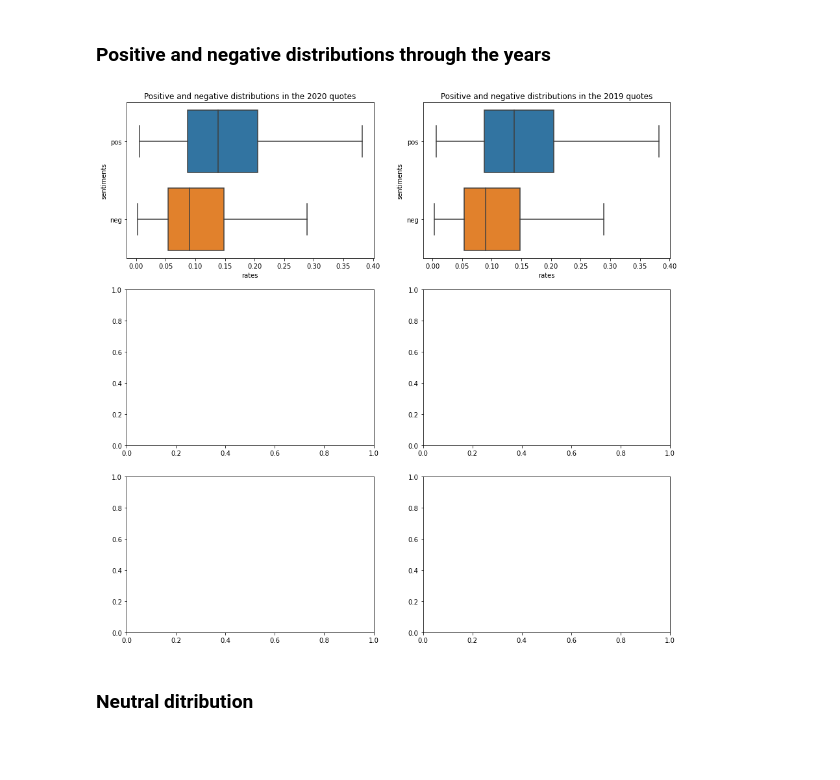
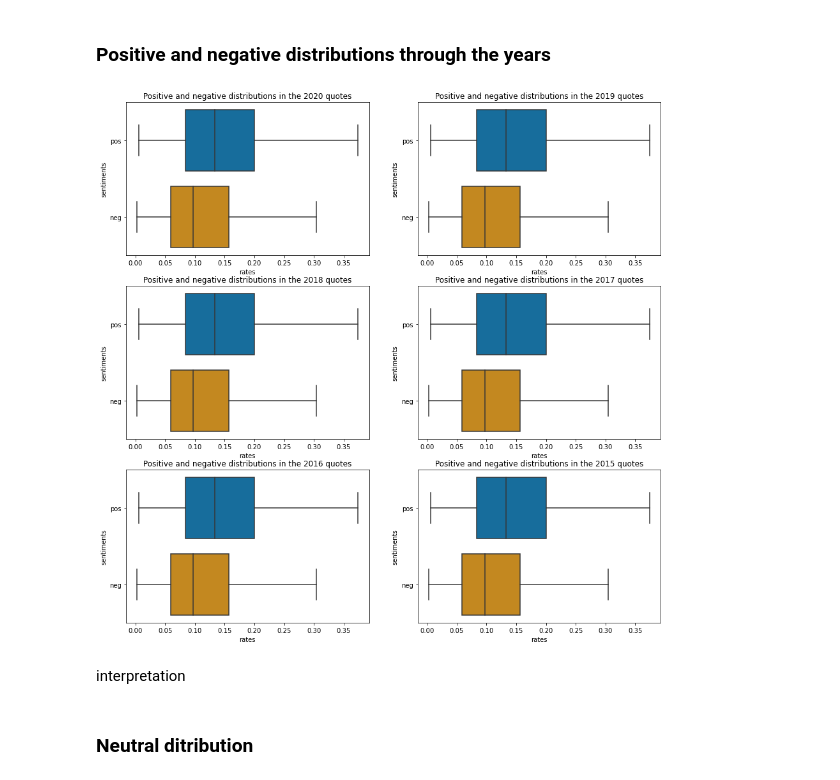
Before and after one commit to epfl-ada/ada-2021-project-avada-kedavra, a Jupyter notebook: visualization.ipynb, the cells around one changed output. Saved outputs shown, nothing was run; the diff lists cells and outputs as text; code cells hidden in the pictures; blank space fills up the shorter version.

```diff
--- a/visualization.ipynb
+++ b/visualization.ipynb
@@ -454,7 +179,7 @@ ls_neg = []
 
 #iterate through the sentencs, get polarity scores, choose a value
 
-for date in [2020,2019]: #, 2019, 2018, 2017, 2016, 2015]:
+for date in [2020,2019, 2018, 2017, 2016, 2015]:
     for quote in dico_quotes[date]:
         ls_pos.append(analyzer.polarity_scores(quote)['pos'])
         ls_neg.append(analyzer.polarity_scores(quote)['neg'])
@@ -468,17 +193,18 @@ def get_above_zero(my_list):
 # %%
 fig, axes = plt.subplots(3,2, figsize=(15,15))
 
 
 
 
 for i, date in enumerate(positive_sent.keys()): #add colors palette and 2015->2020
     to_plot = [get_above_zero(positive_sent[date]),get_above_zero(negative_sent[date])]
     line, col = divmod(i, 2)
-    sentiments = 'pos','neg'
-    sns.boxplot(data = to_plot, orient = "h", ax = axes[line,col],showfliers=False).set(title = f'Positive and negative distributions in the {date} quotes', xlabel='rates', ylabel='sentiments')
+    sns.boxplot(data = to_plot, orient = "h", ax = axes[line,col],showfliers=False, palette = 'colorblind').set(title = f'Positive and negative distributions in the {date} quotes', xlabel='rates', ylabel='sentiments')
     axes[line,col].set_yticklabels(['pos','neg'])
 # %% [output]
-[figure, old version]
+[figure, new version]
+# %% [markdown]
+interpretation
 # %% [markdown]
 ### Neutral ditribution
 # %%
```
Also changed, not shown: parts of 56 cells of this notebook, 1 other file.
